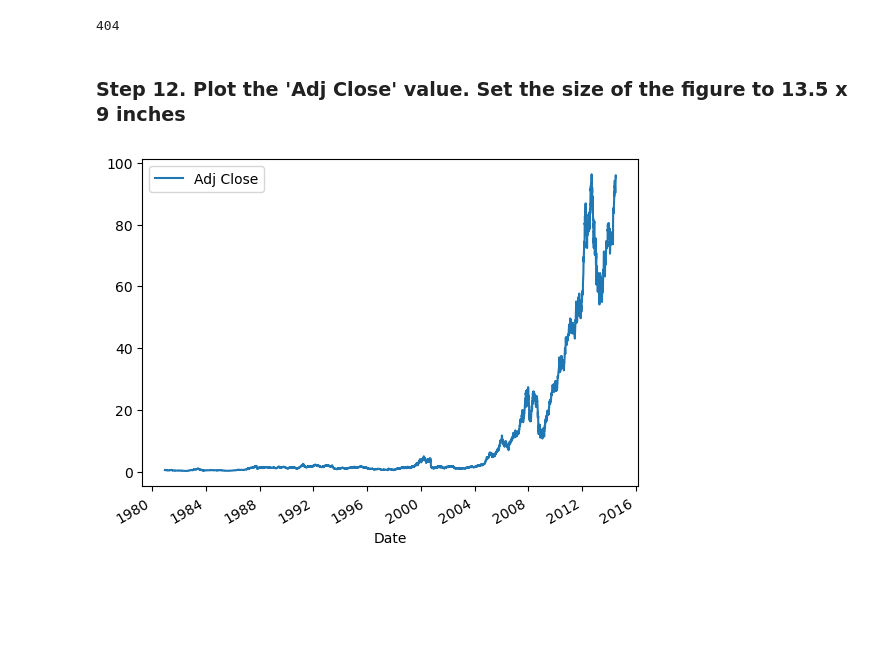
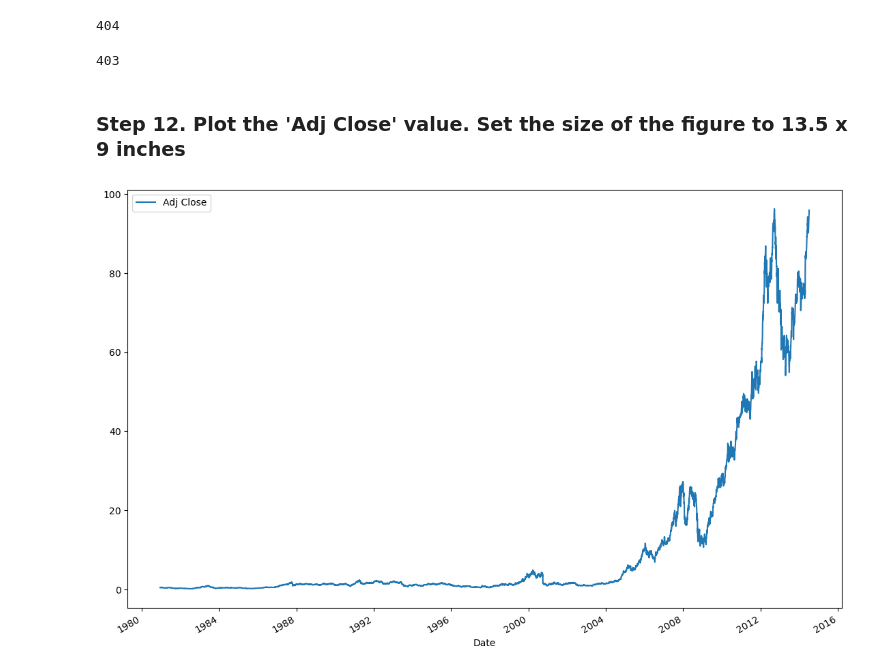
Before and after one commit to jblalor/2026-10-BILBAO-FT-Data-Science-J, a Jupyter notebook: 2-Data_Analysis/7-Feature_engineering/2-Time Data/Practica/Ejercicio Apple_J.ipynb, the cells around one changed output. Drawn from its saved outputs; the diff is of its cells as text; code cells hidden in the pictures; blank space fills up the shorter version.

```diff
--- a/2-Data_Analysis/7-Feature_engineering/2-Time Data/Practica/Ejercicio Apple_J.ipynb
+++ b/2-Data_Analysis/7-Feature_engineering/2-Time Data/Practica/Ejercicio Apple_J.ipynb
@@ -136,9 +158,14 @@ num_anios_mes_distintos = anios_mes.nunique()
 num_anios_mes_distintos
 # %% [output]
 404
+# %%
+# Esto no sería correcto, porque no llega al último día del mes de la última fecha
+len(pd.date_range(apple_o.index[0], apple_o.index[-1], freq='M'))
+# %% [output]
+403
 # %% [markdown]
 ### Step 12. Plot the 'Adj Close' value. Set the size of the figure to 13.5 x 9 inches
 # %%
-apple_o.plot(y='Adj Close');
+apple_o.plot(y='Adj Close', figsize=(13.5, 9));
 # %% [output]
-[figure, old version]
+[figure, new version]
```
Also changed, not shown: parts of 2 cells of this notebook, 2 other files.
